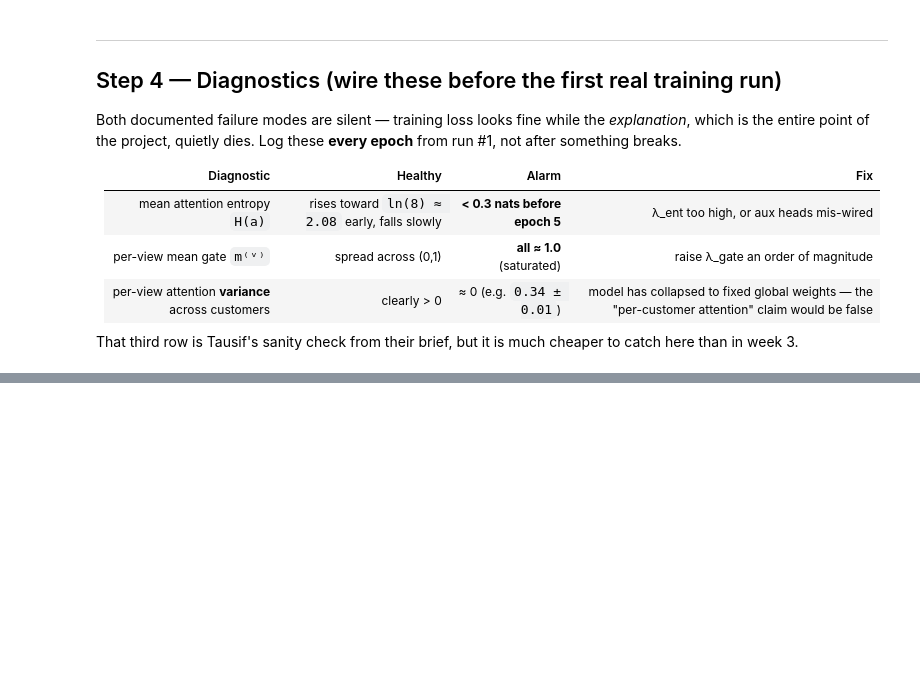
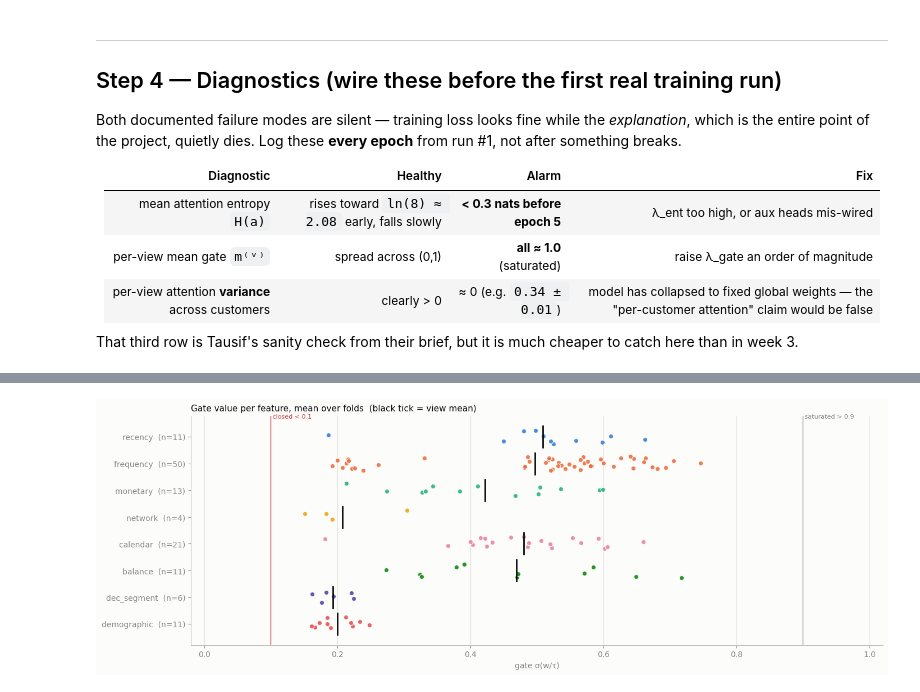
Before and after one commit to AhmedRafid3S5/Interpretable-Churn-Predictor, a Jupyter notebook: xmvnet_skeleton.ipynb, the cells around one changed output, grey strips where cells are left out. Drawn from its saved outputs; the diff is of its cells as text; code cells hidden in the pictures; blank space fills up the shorter version.

```diff
--- a/xmvnet_skeleton.ipynb
+++ b/xmvnet_skeleton.ipynb
@@ -120,0 +186,11 @@ distribution into training — mild, but free to avoid, and this project is part
+# %%
+# Run ONCE per clone, then commit folds/. No-op if the file already exists.
+dl.freeze_folds()
+
+folds = dl.make_folds(train.y, ids=train.ids)   # ids= enables the drift tripwire
+
+print(pd.DataFrame({
+    "fold": range(dl.N_SPLITS),
+    "n_val": [int((folds == k).sum()) for k in range(dl.N_SPLITS)],
+    "churn": [round(float(train.y[folds == k].mean()), 6) for k in range(dl.N_SPLITS)],
+}).to_string(index=False))
@@ -181,7 +275,7 @@ class FeatureGate(nn.Module):
     def __init__(self, n_features: int, tau: float = 1.0, init: float = 1.0):
         super().__init__()
         self.w = nn.Parameter(torch.full((n_features,), init))
-        self.tau = tau
+        self.register_buffer("tau", torch.tensor(float(tau)))
 
     def mask(self) -> torch.Tensor:
         return torch.sigmoid(self.w / self.tau)
@@ -276,3 +405,9 @@ class XMVNet(nn.Module):
+# %%
+## standalone value annealer
+def anneal(epoch: int, total: int, start: float, end: float) -> float:
+    if total <= 1:
+        return end
+    return start + (end - start) * min(epoch / (total - 1), 1.0)
 # %%
 model = XMVNet(VIEW_GROUPS).to(DEVICE)
 
@@ -454,0 +1093,51 @@ this skeleton; install on Kaggle before week 3's explainability work.
+# %%
+from scipy.stats import spearmanr
+
+n_feat = len(FEATURE_COLS)
+G = np.zeros((len(fold_gates), n_feat), dtype=np.float32)
+for k, fg in enumerate(fold_gates):
+    for v in views:
+        G[k, VIEW_GROUPS[v]] = fg[v]
+g_mean, g_std = G.mean(0), G.std(0)
+feat_view = np.empty(n_feat, dtype=object)
+for v, idx in VIEW_GROUPS.items():
+    feat_view[idx] = v
+
+rows = []
+for v in views:
+    idx = VIEW_GROUPS[v]; g = g_mean[idx]
+    rows.append(dict(view=v, n=len(idx), gate_mean=g.mean(), gate_min=g.min(), gate_max=g.max(),
+                     frac_closed=(g < 0.1).mean(), frac_open=(g > 0.9).mean(),
+                     most_open=FEATURE_COLS[idx[g.argmax()]], most_closed=FEATURE_COLS[idx[g.argmin()]]))
+gate_tbl = pd.DataFrame(rows).set_index("view")
+print(gate_tbl.round(3).to_string())
+
+rhos = [spearmanr(G[i], G[j]).statistic for i in range(len(G)) for j in range(i + 1, len(G))]
+verdict = "STABLE" if min(rhos) >= 0.8 else ("UNSTABLE -- do not report gates as feature importance" if min(rhos) < 0.5 else "moderate")
+print(f"\nCross-fold Spearman of gate values (all {len(rhos)} fold pairs): mean {np.mean(rhos):.3f}  min {min(rhos):.3f}  -> {verdict}")
+print(f"gate saturation: {(g_mean > 0.9).mean():.1%} of gates > 0.9   |   sparsity: {(g_mean < 0.1).mean():.1%} of gates < 0.1")
+
+isna = np.array([c.endswith("__isna") for c in FEATURE_COLS])
+print(f"mean gate on __isna flags {g_mean[isna].mean():.3f}  vs  real features {g_mean[~isna].mean():.3f}")
+
+order = np.argsort(-g_mean)
+rank = pd.DataFrame({"feature": np.array(FEATURE_COLS)[order], "view": feat_view[order],
+                     "gate_mean": g_mean[order], "gate_std_across_folds": g_std[order]})
+print("\nmost-open gates:"); print(rank.head(12).round(3).to_string(index=False))
+print("\nmost-closed gates:"); print(rank.tail(12).iloc[::-1].round(3).to_string(index=False))
+
+fig, ax = plt.subplots(figsize=(14, 4.8), constrained_layout=True)
+fig.set_facecolor(SURFACE)
+rng = np.random.default_rng(SEED)
+for i, v in enumerate(views):
+    g = g_mean[VIEW_GROUPS[v]]
+    ax.scatter(g, i + rng.uniform(-0.28, 0.28, len(g)), s=36, color=VIEW_COLORS[v], alpha=0.85, edgecolors=SURFACE, linewidths=1)
+    ax.plot([g.mean(), g.mean()], [i - 0.4, i + 0.4], color=INK, linewidth=2)
+ax.set_yticks(range(len(views))); ax.set_yticklabels([f"{v}  (n={len(VIEW_GROUPS[v])})" for v in views], color=INK)
+ax.invert_yaxis(); ax.set_xlim(-0.02, 1.02)
+style(ax, "Gate value per feature, mean over folds  (black tick = view mean)", "", xlabel="gate σ(w/τ)")
+ax.grid(False, axis="y")
+ax.axvline(0.1, color=ALARM, linewidth=1); ax.text(0.1, -0.7, " closed < 0.1", color=ALARM, fontsize=8)
+ax.axvline(0.9, color=MUTED, linewidth=1); ax.text(0.9, -0.7, " saturated > 0.9", color=MUTED, fontsize=8)
+plt.show()
+# %% [output]
@@ -454,0 +1161 @@ this skeleton; install on Kaggle before week 3's explainability work.
+[figure, added]
```
Also changed, not shown: parts of 37 cells of this notebook.
